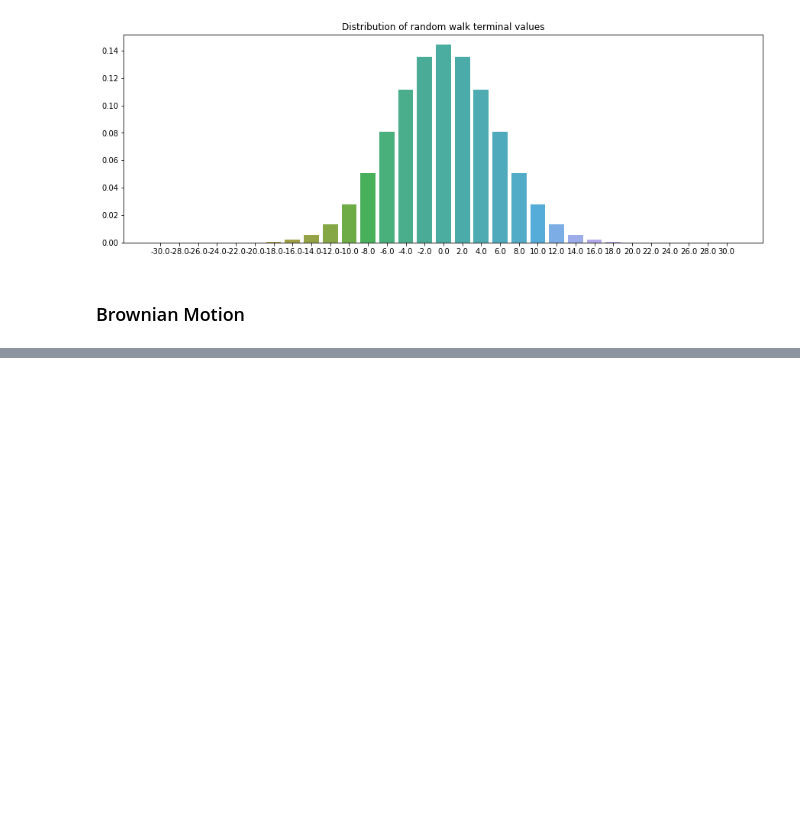
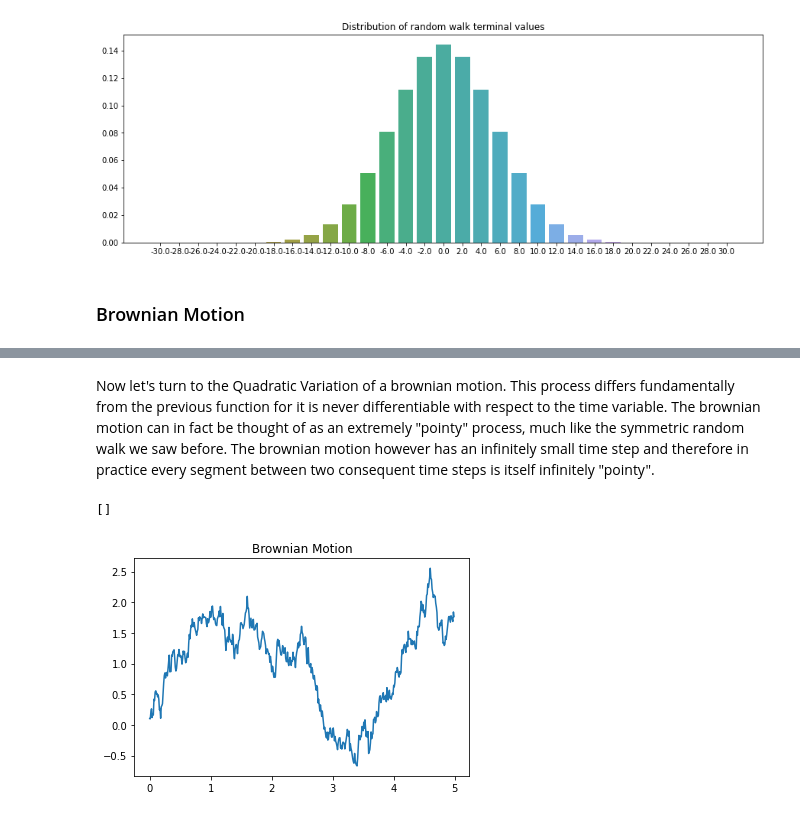
Before and after one commit to edoberton/project_dump, a Jupyter notebook: BrownianMotion/Brownian Motion.ipynb, the cells around one changed output, grey strips where cells are left out. Drawn from its saved outputs; the diff is of its cells as text; code cells hidden in the pictures; blank space fills up the shorter version.

```diff
--- a/BrownianMotion/Brownian Motion.ipynb
+++ b/BrownianMotion/Brownian Motion.ipynb
@@ -160,12 +275,18 @@ qv
+# %% [markdown]
+Now let's turn to the Quadratic Variation of a brownian motion. This process differs fundamentally from the previous function for it is never differentiable with respect to the time variable. The brownian motion can in fact be thought of as an extremely "pointy" process, much like the symmetric random walk we saw before. The brownian motion however has an infinitely small time step and therefore in practice every segment between two consequent time steps is itself infinitely "pointy".
 # %%
 # quadratic variation of a brownian motion
-T = 5
+T = 5 # terminal time
 n = 100
 sigma = np.sqrt(1/n)
+
 increments = norm(scale=sigma, size=T*n)
 bt = np.cumsum(increments)
-bt = np.insert(bt, 0,0)
-plt.plot(bt)
+sns.lineplot(x=np.arange(0,T,1/n), y= bt).set_title('Brownian Motion')
+plt.plot()
+# %% [output]
+[]
+[figure, added]
 # %%
 # quadratic variation of the brownian motion
 var_bt = (np.diff(bt))**2
```
Also changed, not shown: parts of 18 cells of this notebook.
